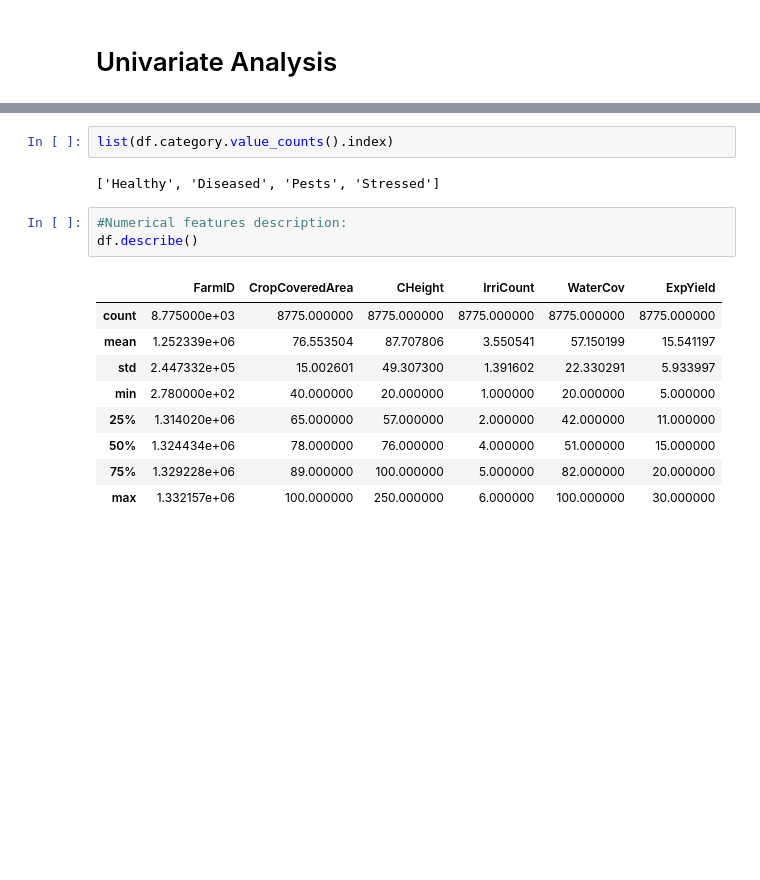
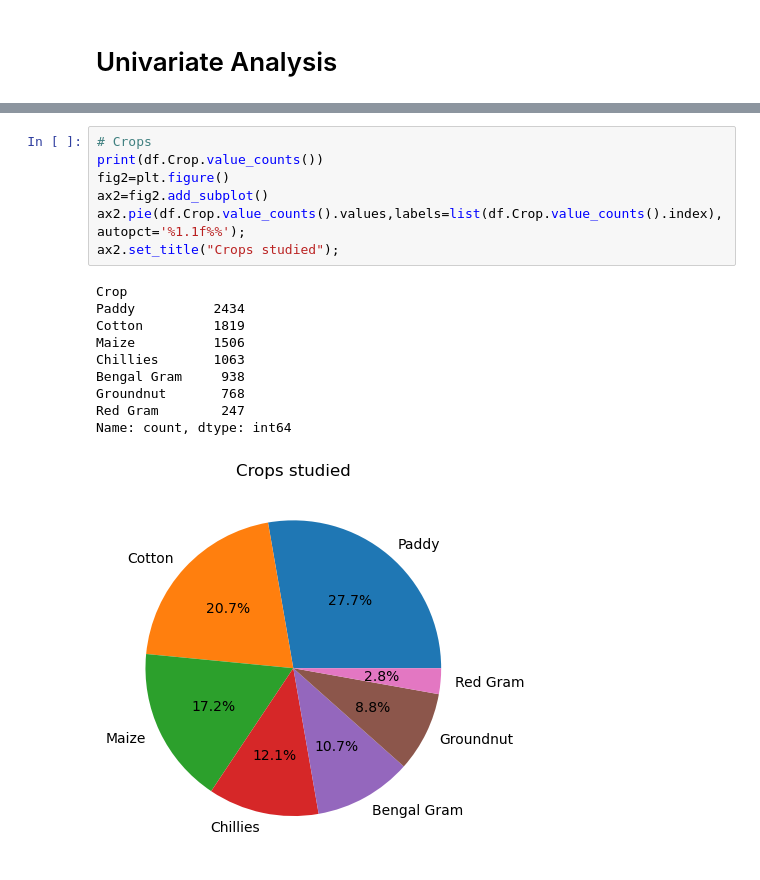
Before and after one commit to juandazapatac/telangana_classification_challenge, a Jupyter notebook: notebooks/exploratory_analysis.ipynb, the cells around one changed output, grey strips where cells are left out. Cells and saved outputs as stored; diff of their text form; blank space fills up the shorter version.

```diff
--- a/notebooks/exploratory_analysis.ipynb
+++ b/notebooks/exploratory_analysis.ipynb
@@ -71,18 +81,19 @@ ax1.set_title("Category Pie Chart");
 [figure]
-# %%
-list(df.category.value_counts().index)
-# %% [output]
-['Healthy', 'Diseased', 'Pests', 'Stressed']
-# %%
-#Numerical features description:
-df.describe()
-# %% [output]
-|  | FarmID | CropCoveredArea | CHeight | IrriCount | WaterCov | ExpYield |
-| count | 8.775000e+03 | 8775.000000 | 8775.000000 | 8775.000000 | 8775.000000 | 8775.000000 |
-| mean | 1.252339e+06 | 76.553504 | 87.707806 | 3.550541 | 57.150199 | 15.541197 |
-| std | 2.447332e+05 | 15.002601 | 49.307300 | 1.391602 | 22.330291 | 5.933997 |
-| min | 2.780000e+02 | 40.000000 | 20.000000 | 1.000000 | 20.000000 | 5.000000 |
-| 25% | 1.314020e+06 | 65.000000 | 57.000000 | 2.000000 | 42.000000 | 11.000000 |
-| 50% | 1.324434e+06 | 78.000000 | 76.000000 | 4.000000 | 51.000000 | 15.000000 |
-| 75% | 1.329228e+06 | 89.000000 | 100.000000 | 5.000000 | 82.000000 | 20.000000 |
-| max | 1.332157e+06 | 100.000000 | 250.000000 | 6.000000 | 100.000000 | 30.000000 |
+# %%
+# Crops
+print(df.Crop.value_counts())
+fig2=plt.figure()
+ax2=fig2.add_subplot()
+ax2.pie(df.Crop.value_counts().values,labels=list(df.Crop.value_counts().index),autopct='%1.1f%%');
+ax2.set_title("Crops studied");
+# %% [output]
+Crop
+Paddy          2434
+Cotton         1819
+Maize          1506
+Chillies       1063
+Bengal Gram     938
+Groundnut       768
+Red Gram        247
+Name: count, dtype: int64
+[figure, added]
```
Also changed, not shown: parts of 16 cells of this notebook, 1 other file.
